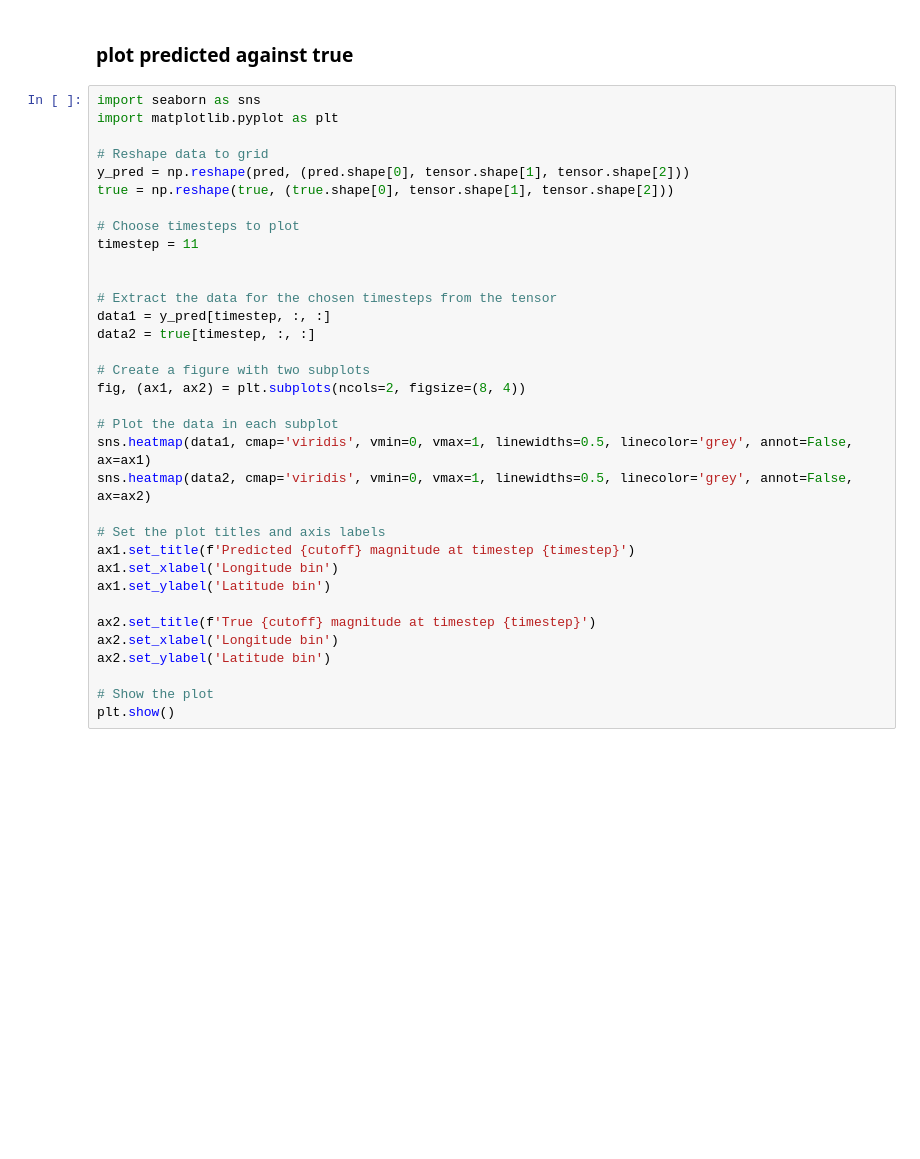
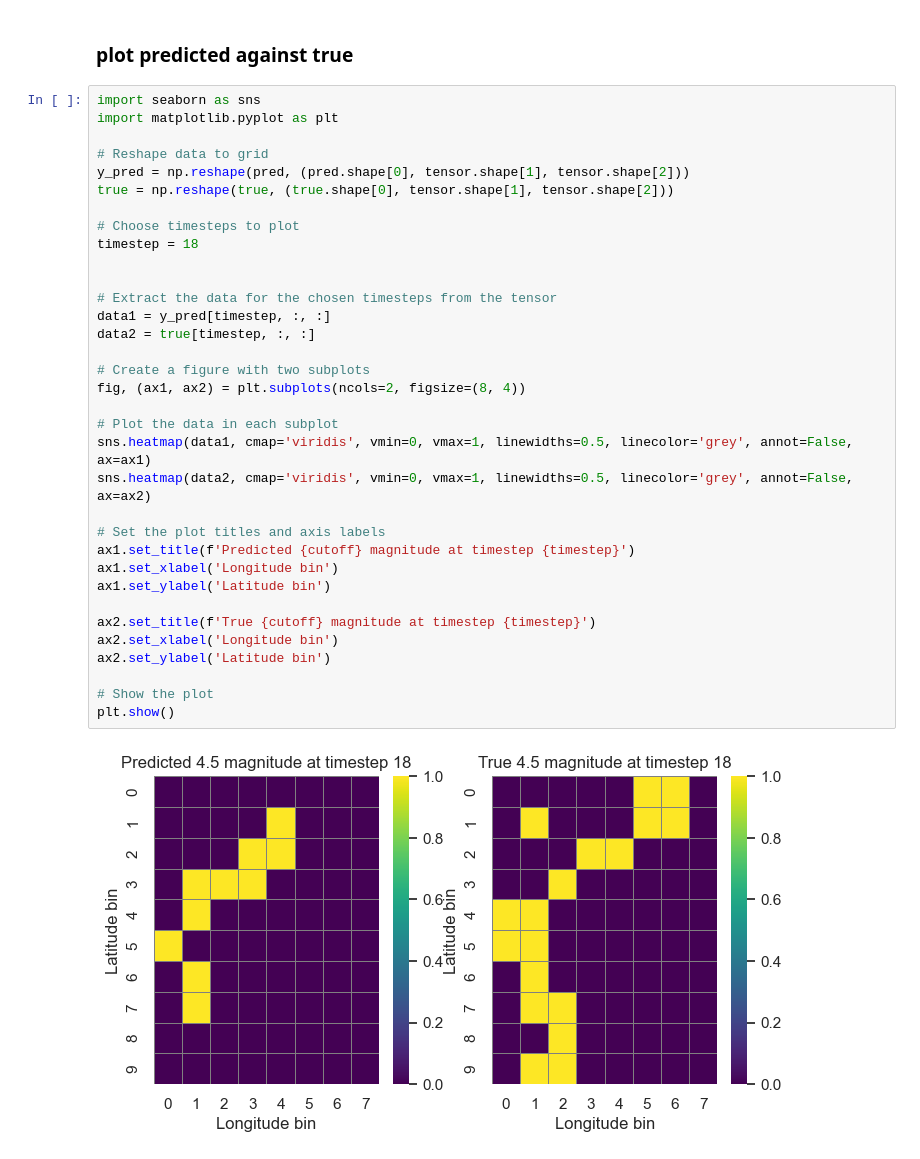
Before and after one commit to TheTrueSquirrel/thesis_spring_2023, a Jupyter notebook: linear_regression.ipynb, the cells around one changed output. Drawn from its saved outputs; the diff is of its cells as text; blank space fills up the shorter version.

```diff
--- a/linear_regression.ipynb
+++ b/linear_regression.ipynb
@@ -340,31 +345,33 @@ import matplotlib.pyplot as plt
 
 # Reshape data to grid
 y_pred = np.reshape(pred, (pred.shape[0], tensor.shape[1], tensor.shape[2]))
 true = np.reshape(true, (true.shape[0], tensor.shape[1], tensor.shape[2]))
 
 # Choose timesteps to plot
-timestep = 11
+timestep = 18
 
 
 # Extract the data for the chosen timesteps from the tensor
 data1 = y_pred[timestep, :, :]
 data2 = true[timestep, :, :]
 
 # Create a figure with two subplots
 fig, (ax1, ax2) = plt.subplots(ncols=2, figsize=(8, 4))
 
 # Plot the data in each subplot
 sns.heatmap(data1, cmap='viridis', vmin=0, vmax=1, linewidths=0.5, linecolor='grey', annot=False, ax=ax1)
 sns.heatmap(data2, cmap='viridis', vmin=0, vmax=1, linewidths=0.5, linecolor='grey', annot=False, ax=ax2)
 
 # Set the plot titles and axis labels
 ax1.set_title(f'Predicted {cutoff} magnitude at timestep {timestep}')
 ax1.set_xlabel('Longitude bin')
 ax1.set_ylabel('Latitude bin')
 
 ax2.set_title(f'True {cutoff} magnitude at timestep {timestep}')
 ax2.set_xlabel('Longitude bin')
 ax2.set_ylabel('Latitude bin')
 
 # Show the plot
 plt.show()
+# %% [output]
+[figure, added]
```
Also changed, not shown: parts of 6 cells of this notebook, 3 other files.
